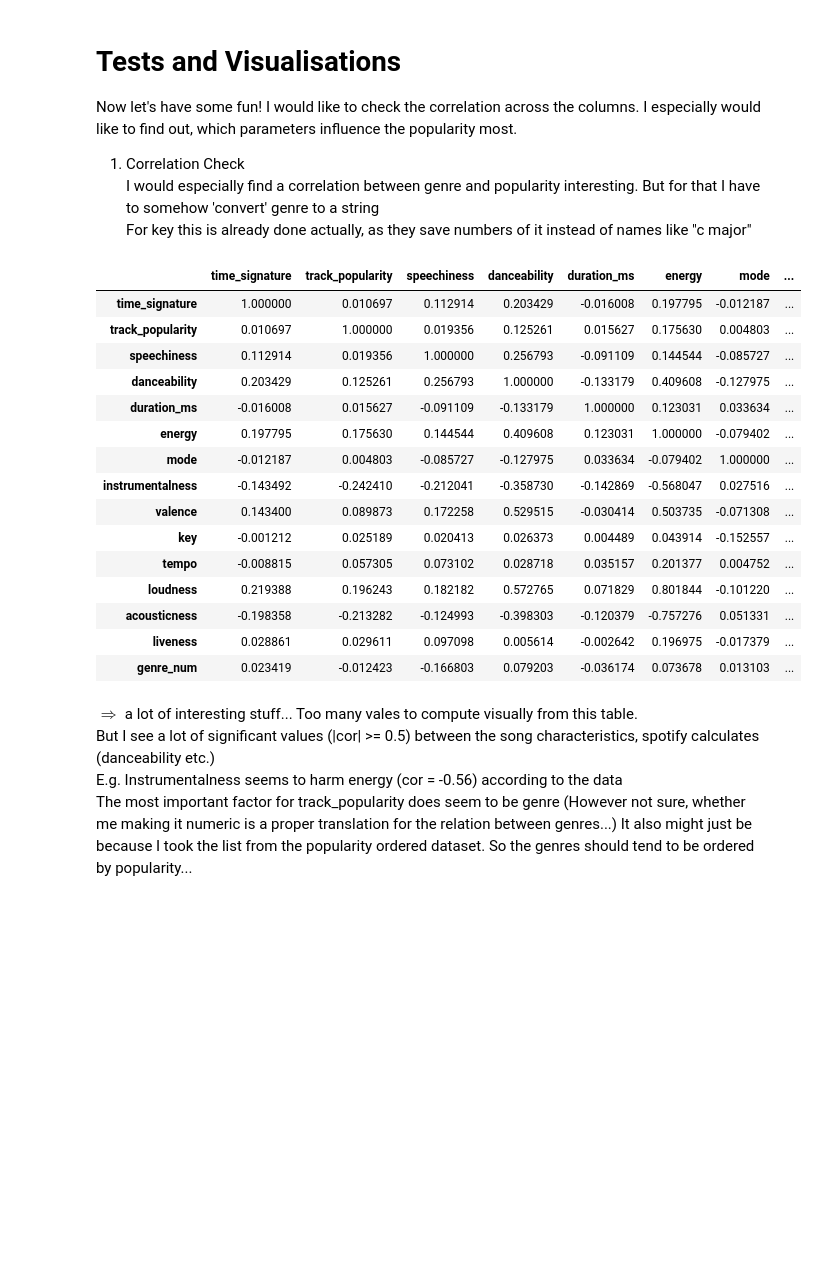
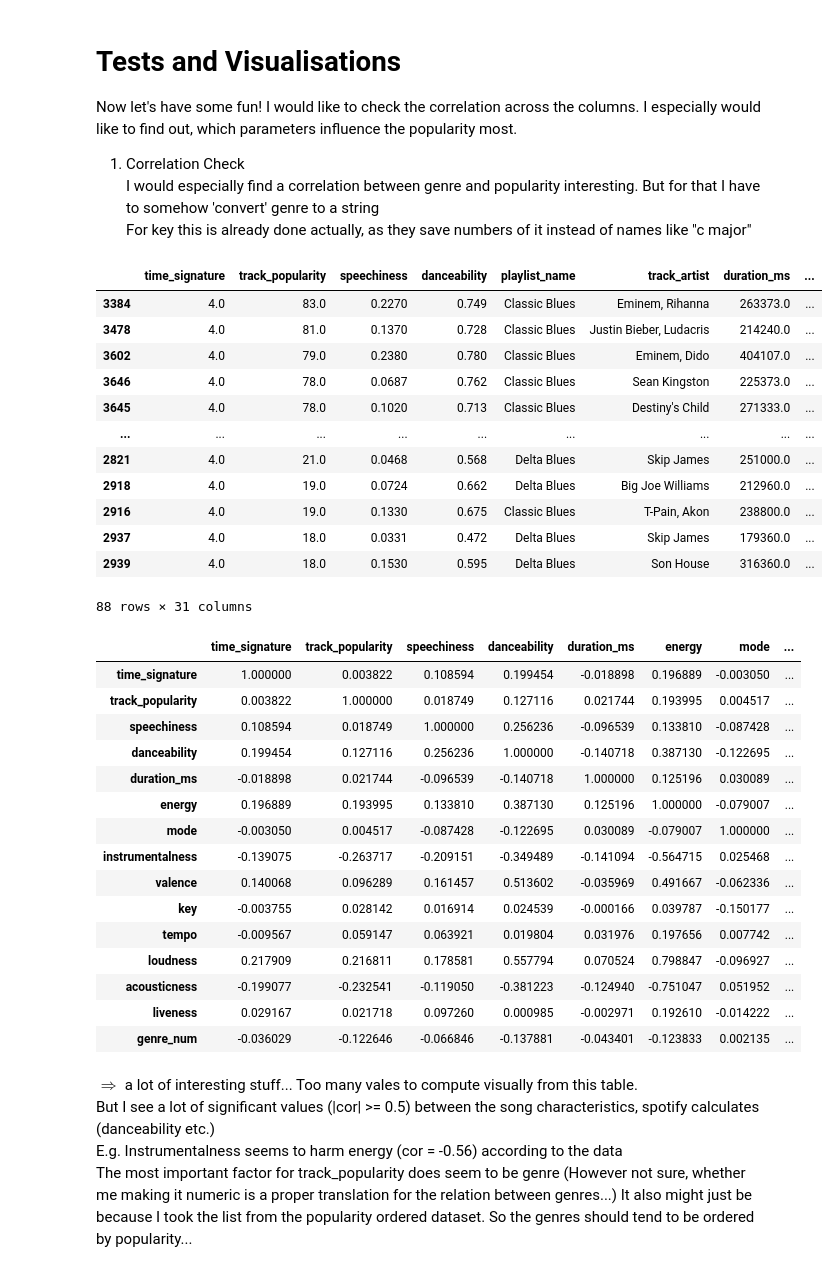
Before and after one commit to Fabian5150/dataViz, a Jupyter notebook: python/notebooks/diary3.ipynb, the cells around one changed output. Cells and saved outputs as stored; diff of their text form; code cells hidden in the pictures; blank space fills up the shorter version.

```diff
--- a/python/notebooks/diary3.ipynb
+++ b/python/notebooks/diary3.ipynb
@@ -313,29 +308,42 @@ I would especially find a correlation between genre and popularity interesting.
 But for that I have to somehow 'convert' genre to a string\
 For key this is already done actually, as they save numbers of it instead of names like "c major"
 # %%
-# display(songs[songs['track_genre'] == 'blues']) => The results might surprise you
+display(songs[songs['track_genre'] == 'blues']) # => The results might surprise you
 genres = list(songs['track_genre'].unique())
 random.shuffle(genres)
 songs['genre_num'] = songs['track_genre'].apply(lambda g : genres.index(g))
 
 songs.corr(numeric_only=True)
 # %% [output]
-|  | time_signature | track_popularity | speechiness | danceability | duration_ms | energy | mode | ... |
-| time_signature | 1.000000 | 0.010697 | 0.112914 | 0.203429 | -0.016008 | 0.197795 | -0.012187 | ... |
-| track_popularity | 0.010697 | 1.000000 | 0.019356 | 0.125261 | 0.015627 | 0.175630 | 0.004803 | ... |
-| speechiness | 0.112914 | 0.019356 | 1.000000 | 0.256793 | -0.091109 | 0.144544 | -0.085727 | ... |
-| danceability | 0.203429 | 0.125261 | 0.256793 | 1.000000 | -0.133179 | 0.409608 | -0.127975 | ... |
-| duration_ms | -0.016008 | 0.015627 | -0.091109 | -0.133179 | 1.000000 | 0.123031 | 0.033634 | ... |
-| energy | 0.197795 | 0.175630 | 0.144544 | 0.409608 | 0.123031 | 1.000000 | -0.079402 | ... |
-| mode | -0.012187 | 0.004803 | -0.085727 | -0.127975 | 0.033634 | -0.079402 | 1.000000 | ... |
-| instrumentalness | -0.143492 | -0.242410 | -0.212041 | -0.358730 | -0.142869 | -0.568047 | 0.027516 | ... |
-| valence | 0.143400 | 0.089873 | 0.172258 | 0.529515 | -0.030414 | 0.503735 | -0.071308 | ... |
-| key | -0.001212 | 0.025189 | 0.020413 | 0.026373 | 0.004489 | 0.043914 | -0.152557 | ... |
-| tempo | -0.008815 | 0.057305 | 0.073102 | 0.028718 | 0.035157 | 0.201377 | 0.004752 | ... |
-| loudness | 0.219388 | 0.196243 | 0.182182 | 0.572765 | 0.071829 | 0.801844 | -0.101220 | ... |
-| acousticness | -0.198358 | -0.213282 | -0.124993 | -0.398303 | -0.120379 | -0.757276 | 0.051331 | ... |
-| liveness | 0.028861 | 0.029611 | 0.097098 | 0.005614 | -0.002642 | 0.196975 | -0.017379 | ... |
-| genre_num | 0.023419 | -0.012423 | -0.166803 | 0.079203 | -0.036174 | 0.073678 | 0.013103 | ... |
+|  | time_signature | track_popularity | speechiness | danceability | playlist_name | track_artist | duration_ms | ... |
+| 3384 | 4.0 | 83.0 | 0.2270 | 0.749 | Classic Blues | Eminem, Rihanna | 263373.0 | ... |
+| 3478 | 4.0 | 81.0 | 0.1370 | 0.728 | Classic Blues | Justin Bieber, Ludacris | 214240.0 | ... |
+| 3602 | 4.0 | 79.0 | 0.2380 | 0.780 | Classic Blues | Eminem, Dido | 404107.0 | ... |
+| 3646 | 4.0 | 78.0 | 0.0687 | 0.762 | Classic Blues | Sean Kingston | 225373.0 | ... |
+| 3645 | 4.0 | 78.0 | 0.1020 | 0.713 | Classic Blues | Destiny's Child | 271333.0 | ... |
+| ... | ... | ... | ... | ... | ... | ... | ... | ... |
+| 2821 | 4.0 | 21.0 | 0.0468 | 0.568 | Delta Blues | Skip James | 251000.0 | ... |
+| 2918 | 4.0 | 19.0 | 0.0724 | 0.662 | Delta Blues | Big Joe Williams | 212960.0 | ... |
+| 2916 | 4.0 | 19.0 | 0.1330 | 0.675 | Classic Blues | T-Pain, Akon | 238800.0 | ... |
+| 2937 | 4.0 | 18.0 | 0.0331 | 0.472 | Delta Blues | Skip James | 179360.0 | ... |
+| 2939 | 4.0 | 18.0 | 0.1530 | 0.595 | Delta Blues | Son House | 316360.0 | ... |
+88 rows × 31 columns
+|  | time_signature | track_popularity | speechiness | danceability | duration_ms | energy | mode | ... |
+| time_signature | 1.000000 | 0.003822 | 0.108594 | 0.199454 | -0.018898 | 0.196889 | -0.003050 | ... |
+| track_popularity | 0.003822 | 1.000000 | 0.018749 | 0.127116 | 0.021744 | 0.193995 | 0.004517 | ... |
+| speechiness | 0.108594 | 0.018749 | 1.000000 | 0.256236 | -0.096539 | 0.133810 | -0.087428 | ... |
+| danceability | 0.199454 | 0.127116 | 0.256236 | 1.000000 | -0.140718 | 0.387130 | -0.122695 | ... |
+| duration_ms | -0.018898 | 0.021744 | -0.096539 | -0.140718 | 1.000000 | 0.125196 | 0.030089 | ... |
+| energy | 0.196889 | 0.193995 | 0.133810 | 0.387130 | 0.125196 | 1.000000 | -0.079007 | ... |
+| mode | -0.003050 | 0.004517 | -0.087428 | -0.122695 | 0.030089 | -0.079007 | 1.000000 | ... |
+| instrumentalness | -0.139075 | -0.263717 | -0.209151 | -0.349489 | -0.141094 | -0.564715 | 0.025468 | ... |
+| valence | 0.140068 | 0.096289 | 0.161457 | 0.513602 | -0.035969 | 0.491667 | -0.062336 | ... |
+| key | -0.003755 | 0.028142 | 0.016914 | 0.024539 | -0.000166 | 0.039787 | -0.150177 | ... |
+| tempo | -0.009567 | 0.059147 | 0.063921 | 0.019804 | 0.031976 | 0.197656 | 0.007742 | ... |
+| loudness | 0.217909 | 0.216811 | 0.178581 | 0.557794 | 0.070524 | 0.798847 | -0.096927 | ... |
+| acousticness | -0.199077 | -0.232541 | -0.119050 | -0.381223 | -0.124940 | -0.751047 | 0.051952 | ... |
+| liveness | 0.029167 | 0.021718 | 0.097260 | 0.000985 | -0.002971 | 0.192610 | -0.014222 | ... |
+| genre_num | -0.036029 | -0.122646 | -0.066846 | -0.137881 | -0.043401 | -0.123833 | 0.002135 | ... |
 # %% [markdown]
 $\Rightarrow$ a lot of interesting stuff... Too many vales to compute visually from this table.\
 But I see a lot of significant values (|cor| >= 0.5) between the song characteristics, spotify calculates (danceability etc.)\
```
Also changed, not shown: parts of 5 cells of this notebook, 2 other files.
